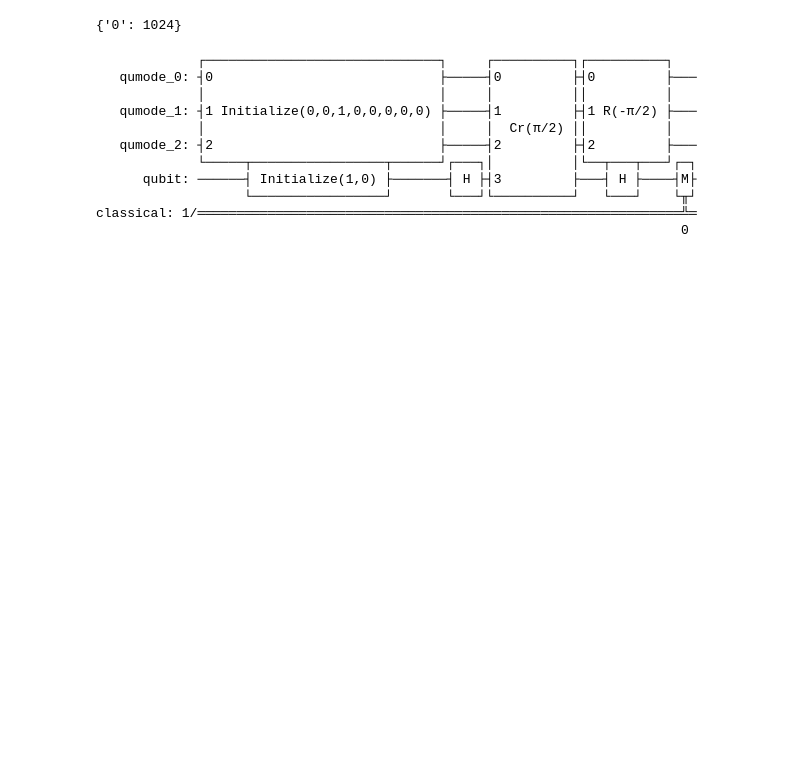
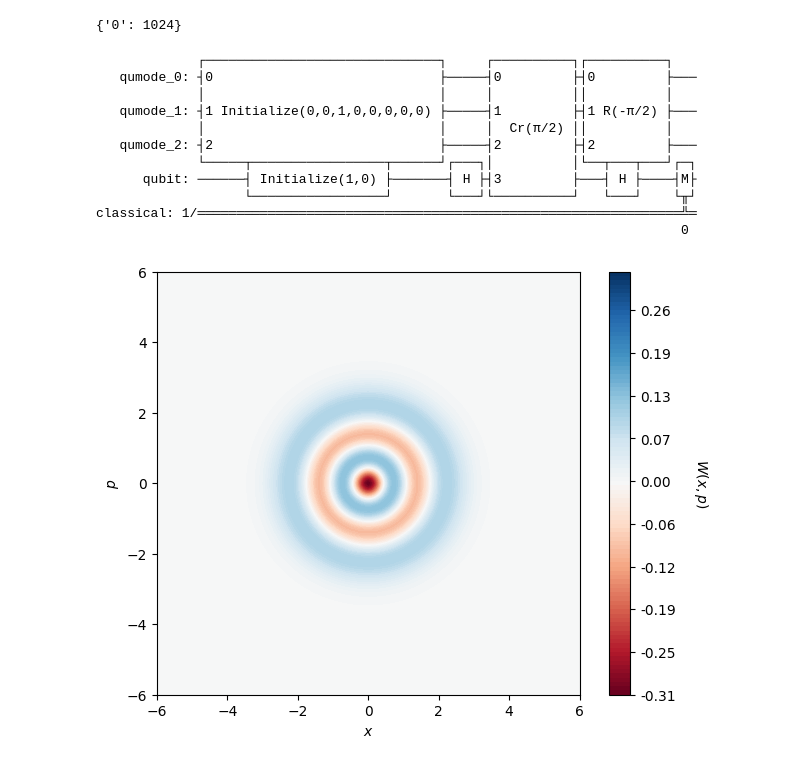
Before and after one commit to Entangled-and-Not/project1, a Jupyter notebook: Project circuit.ipynb, the cells around one changed output. Cells and saved outputs as stored; diff of their text form; code cells hidden in the pictures; blank space fills up the shorter version.

```diff
--- a/Project circuit.ipynb
+++ b/Project circuit.ipynb
@@ -93,16 +82,0 @@ q140_3: ─────┤3          ├┤3        ├───
-# %%
-circuit.clear()
-s = 1
-circuit.cv_initialize(0, qmr[0])
-circuit.cv_sq(s, qmr[0])
-
-
-state, _, _ = c2qa.util.simulate(circuit)
-#the resulting plot is a coherent state which is squeezed in the position quadrature
-c2qa.wigner.plot_wigner(circuit, state)
-circuit.data.pop(1)
-
-#plot a momentum-squeezed state for comparison
-circuit.cv_sq(-s, qmr[0])
-state, _, _ = c2qa.util.simulate(circuit)
-c2qa.wigner.plot_wigner(circuit, state)
@@ -202,3 +126,16 @@ osc = c2qa.QumodeRegister(1,3,'qumode')
 qbit = AncillaRegister(1, 'qubit')
 cl = ClassicalRegister(1,'classical')
 circ = c2qa.CVCircuit(osc,qbit,cl)
+# %%
+circuit.clear() #reset
+
+#Initialize Fock state and displace by alpha
+alpha = 0
+circuit.cv_initialize(3, qmr[0])
+circuit.cv_d(alpha, qmr[0])
+
+#Simulate and plot
+state, _, _ = c2qa.util.simulate(circuit)
+c2qa.wigner.plot_wigner(circuit, state)
+# %% [output]
+[figure, added]
```
Also changed, not shown: parts of 7 cells of this notebook.
